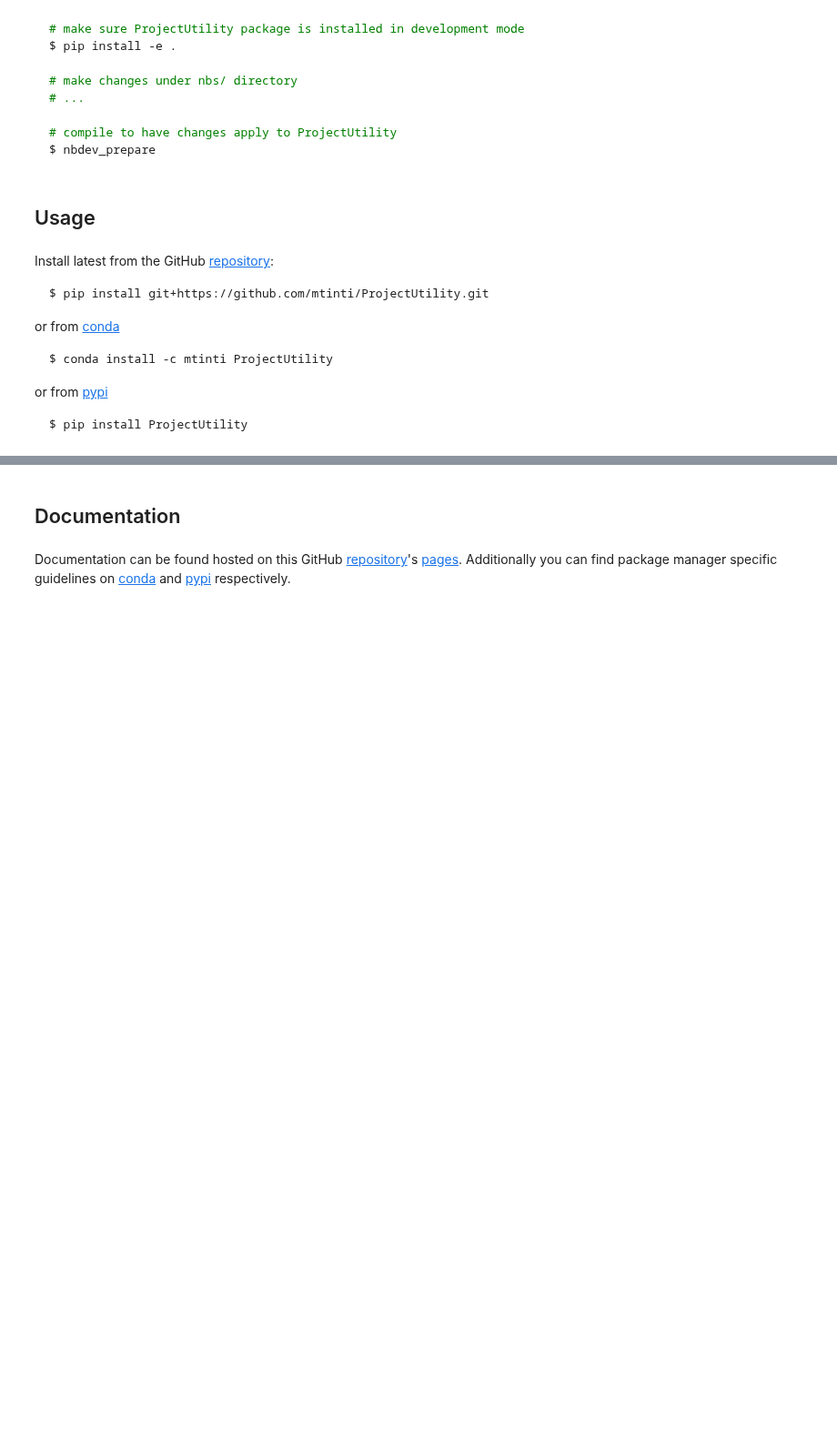
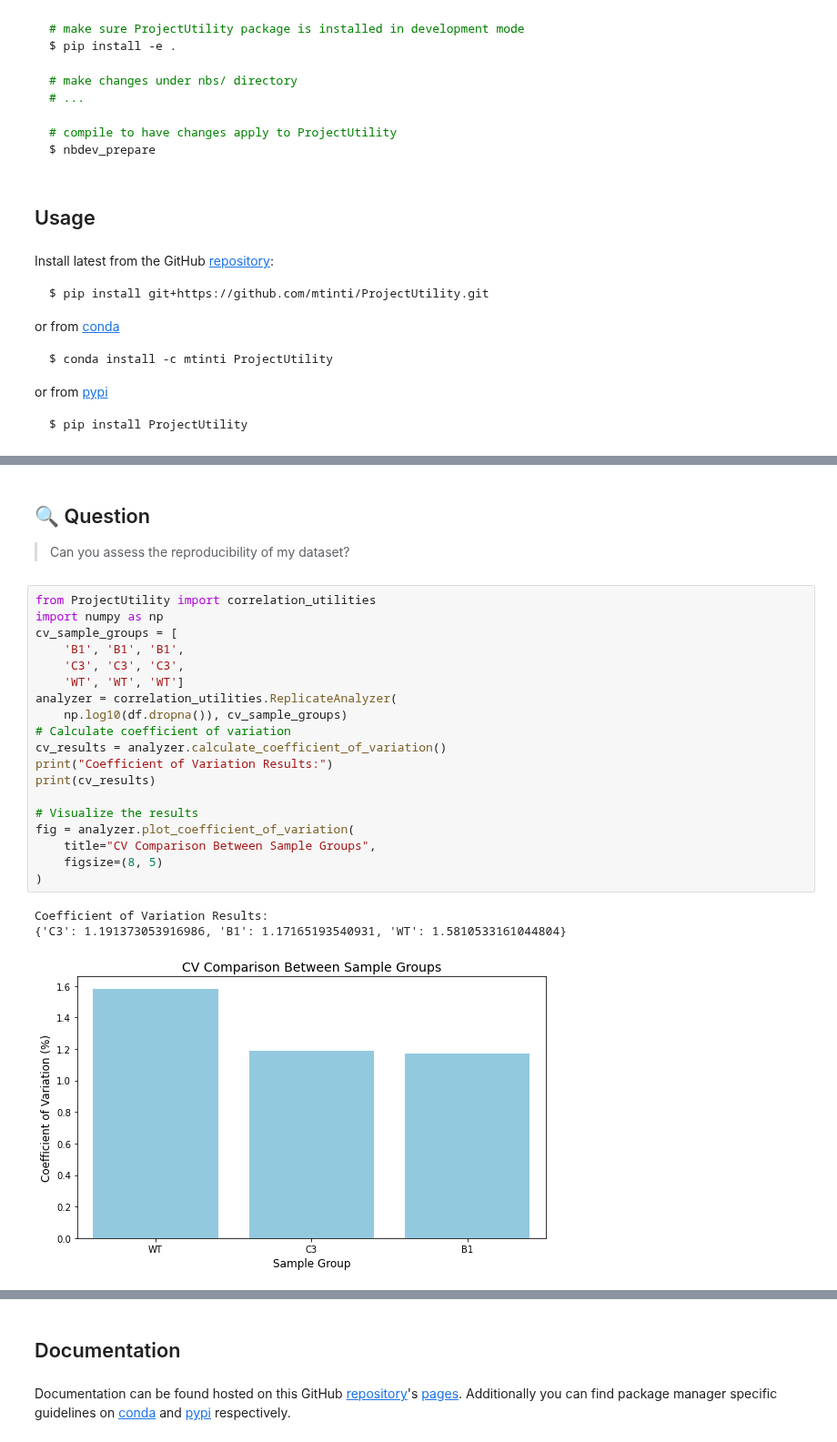
Before and after one commit to mtinti/ProjectUtility, a Jupyter notebook: nbs/index.ipynb, the cells around one changed output, grey strips where cells are left out. Shown at 91% size. Cells and saved outputs as stored; diff of their text form; blank space fills up the shorter version.

```diff
--- a/nbs/index.ipynb
+++ b/nbs/index.ipynb
@@ -65,0 +93,26 @@ $ pip install ProjectUtility
+# %% [markdown]
+## 🔍 Question
+> Can you assess the reproducibility of my dataset?
+# %%
+from ProjectUtility import correlation_utilities
+import numpy as np
+cv_sample_groups = [
+    'B1', 'B1', 'B1',
+    'C3', 'C3', 'C3',
+    'WT', 'WT', 'WT']
+analyzer = correlation_utilities.ReplicateAnalyzer(
+    np.log10(df.dropna()), cv_sample_groups)
+# Calculate coefficient of variation
+cv_results = analyzer.calculate_coefficient_of_variation()
+print("Coefficient of Variation Results:")
+print(cv_results)
+
+# Visualize the results
+fig = analyzer.plot_coefficient_of_variation(
+    title="CV Comparison Between Sample Groups",
+    figsize=(8, 5)
+)
+# %% [output]
+Coefficient of Variation Results:
+{'C3': 1.191373053916986, 'B1': 1.17165193540931, 'WT': 1.5810533161044804}
+[figure, added]
```
Also changed, not shown: parts of 13 cells of this notebook, 13 other files.
